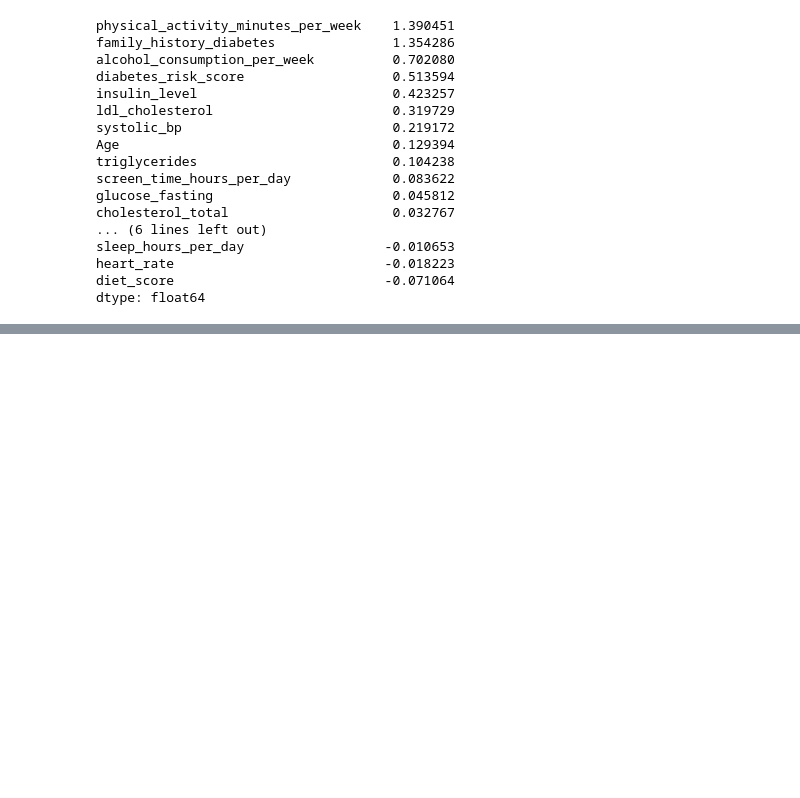
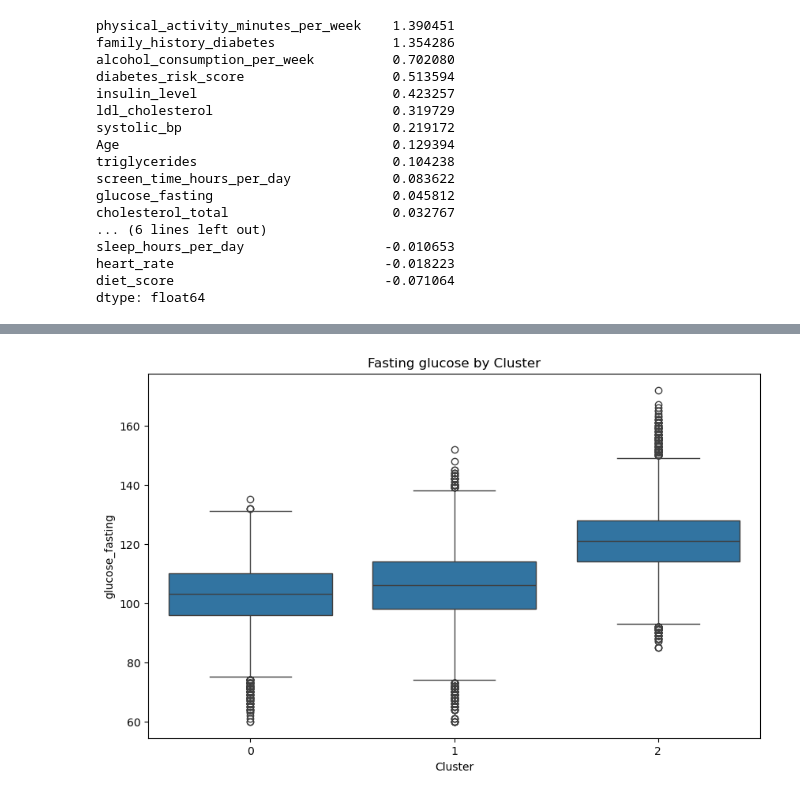
Before and after one commit to daneetjie/BC_Analytics, a Jupyter notebook: Data Understanding.ipynb, the cells around one changed output, grey strips where cells are left out. Saved outputs shown, nothing was run; the diff lists cells and outputs as text; code cells hidden in the pictures; blank space fills up the shorter version.

```diff
--- a/Data Understanding.ipynb
+++ b/Data Understanding.ipynb
@@ -439,0 +564,9 @@ plt.show()
+# %%
+# Glucose boxplot
+plt.figure()
+sns.boxplot(x="Cluster", y="glucose_fasting", data=df)
+plt.title("Fasting glucose by Cluster")
+
+plt.show()
+# %% [output]
+[figure, added]
```
Also changed, not shown: parts of 26 cells of this notebook.
